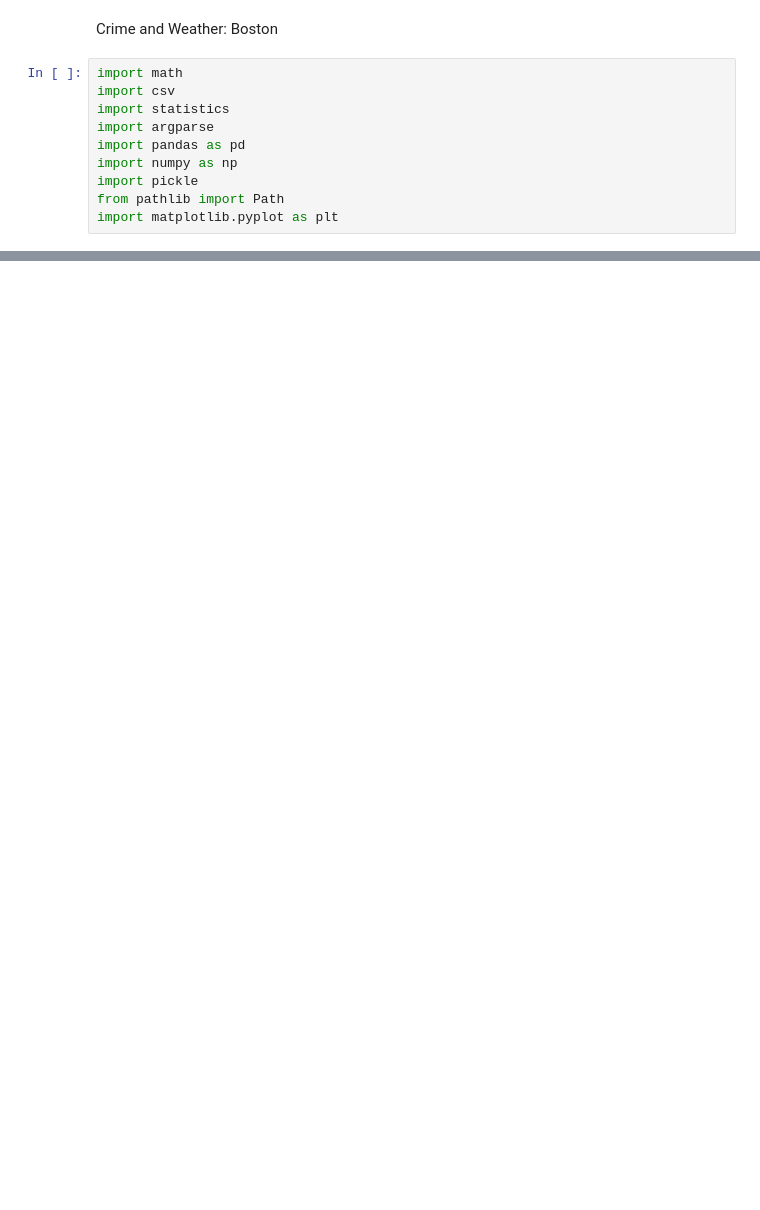
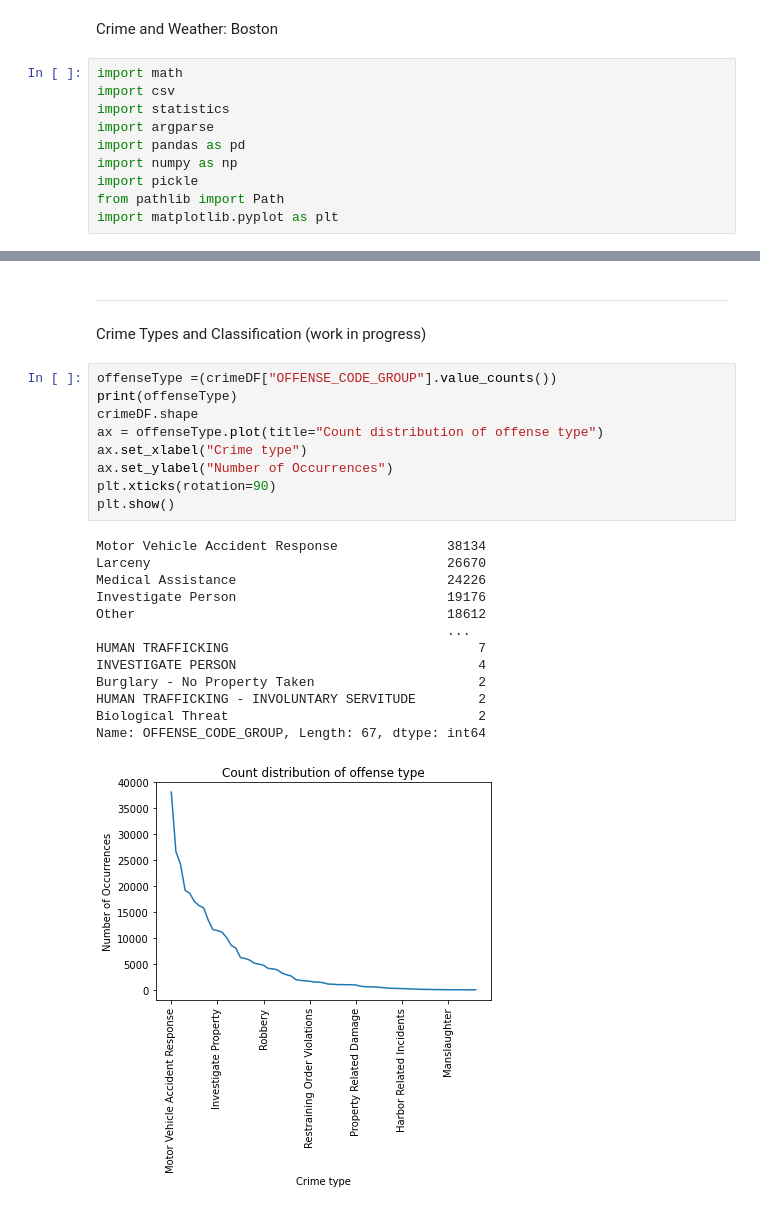
Before and after one commit to laurenawilk/CSCI4502, a Jupyter notebook: bostoncrimeandweather.ipynb, the cells around one changed output, grey strips where cells are left out. Drawn from its saved outputs; the diff is of its cells as text; blank space fills up the shorter version.

```diff
--- a/bostoncrimeandweather.ipynb
+++ b/bostoncrimeandweather.ipynb
@@ -17,0 +93,27 @@ UnicodeDecodeError: 'utf-8' codec can't decode byte 0xa0 in position 24: invalid
+# %% [markdown]
+-------------------------------------------------------------------------------------------------------------------------------------------------------------------------------------------------------
+# %% [markdown]
+Crime Types and Classification (work in progress)
+# %%
+offenseType =(crimeDF["OFFENSE_CODE_GROUP"].value_counts())
+print(offenseType)
+crimeDF.shape
+ax = offenseType.plot(title="Count distribution of offense type")
+ax.set_xlabel("Crime type")
+ax.set_ylabel("Number of Occurrences")
+plt.xticks(rotation=90)
+plt.show()
+# %% [output]
+Motor Vehicle Accident Response              38134
+Larceny                                      26670
+Medical Assistance                           24226
+Investigate Person                           19176
+Other                                        18612
+                                             ...
+HUMAN TRAFFICKING                                7
+INVESTIGATE PERSON                               4
+Burglary - No Property Taken                     2
+HUMAN TRAFFICKING - INVOLUNTARY SERVITUDE        2
+Biological Threat                                2
+Name: OFFENSE_CODE_GROUP, Length: 67, dtype: int64
+[figure, added]
```
Also changed, not shown: parts of 38 cells of this notebook.
